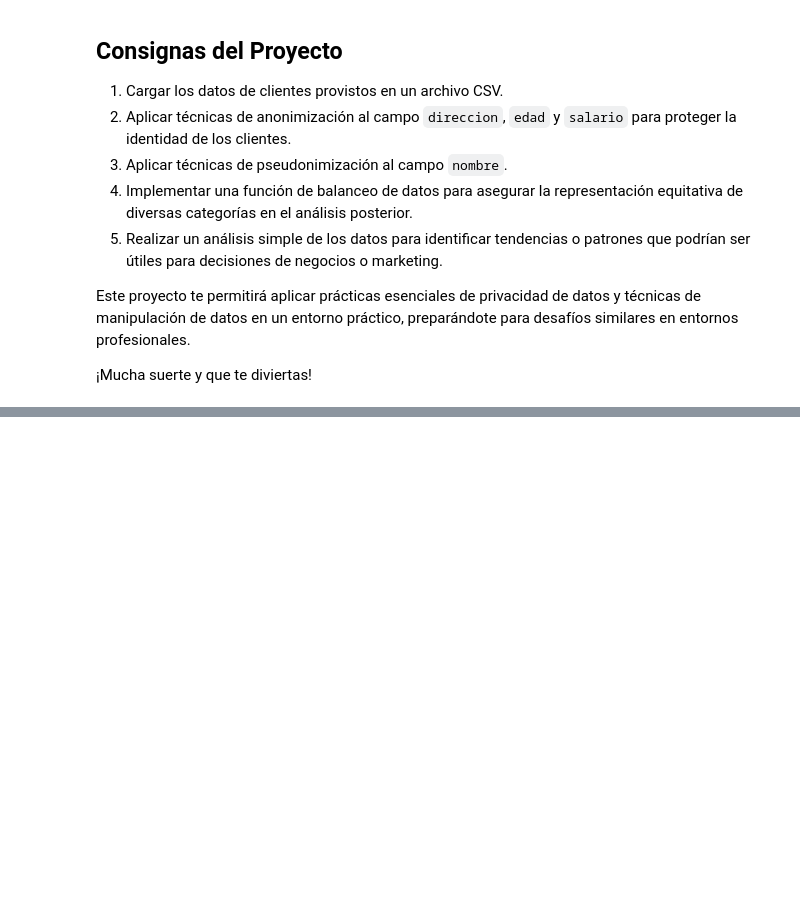
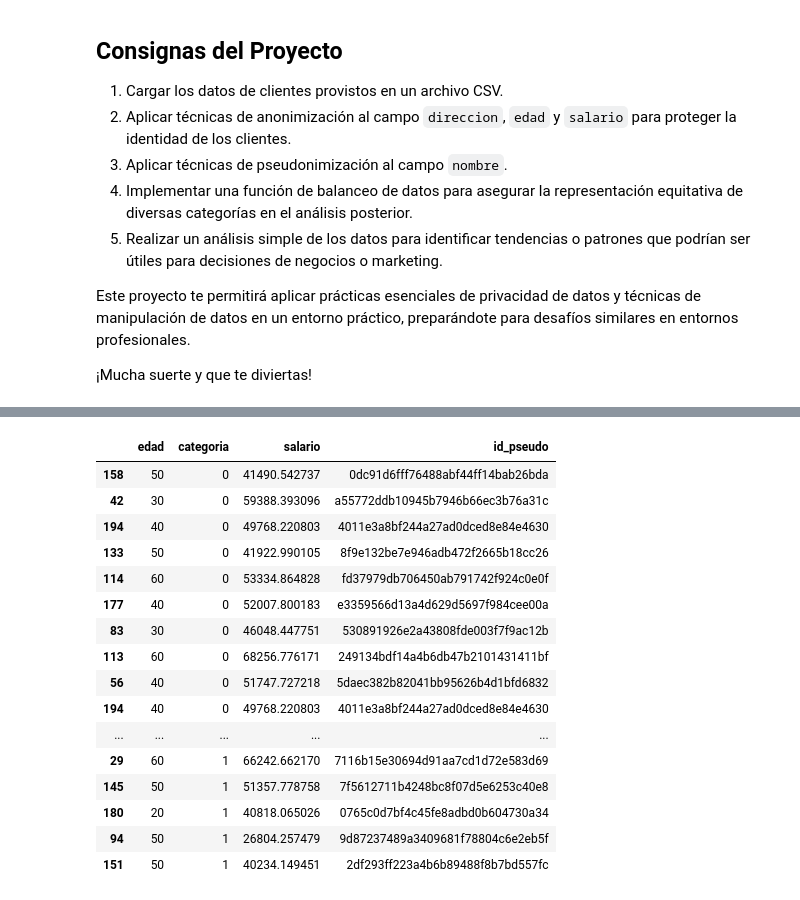
Before and after one commit to sorubadguy/Curso_data_y_machine, a Jupyter notebook: Día_14/Cuadernos para Prácticas/Proyecto del Día 14 - Gestión Segura de Datos de Clientes.ipynb, the cells around one changed output, grey strips where cells are left out. Saved outputs shown, nothing was run; the diff lists cells and outputs as text; code cells hidden in the pictures; blank space fills up the shorter version.

```diff
--- a/Día_14/Cuadernos para Prácticas/Proyecto del Día 14 - Gestión Segura de Datos de Clientes.ipynb
+++ b/Día_14/Cuadernos para Prácticas/Proyecto del Día 14 - Gestión Segura de Datos de Clientes.ipynb
@@ -21,0 +94,28 @@ Este proyecto te permitirá aplicar prácticas esenciales de privacidad de datos
+# %%
+agrupado = df_data.groupby('categoria')
+data_balanceada = pd.DataFrame()
+for nombre, grupo in agrupado:
+    grupo_balanceado = resample(grupo,
+                                replace=True,
+                                n_samples=10,
+                                random_state=123)
+    data_balanceada = pd.concat([data_balanceada, grupo_balanceado])
+data_balanceada
+# %% [output]
+|  | edad | categoria | salario | id_pseudo |
+| 158 | 50 | 0 | 41490.542737 | 0dc91d6fff76488abf44ff14bab26bda |
+| 42 | 30 | 0 | 59388.393096 | a55772ddb10945b7946b66ec3b76a31c |
+| 194 | 40 | 0 | 49768.220803 | 4011e3a8bf244a27ad0dced8e84e4630 |
+| 133 | 50 | 0 | 41922.990105 | 8f9e132be7e946adb472f2665b18cc26 |
+| 114 | 60 | 0 | 53334.864828 | fd37979db706450ab791742f924c0e0f |
+| 177 | 40 | 0 | 52007.800183 | e3359566d13a4d629d5697f984cee00a |
+| 83 | 30 | 0 | 46048.447751 | 530891926e2a43808fde003f7f9ac12b |
+| 113 | 60 | 0 | 68256.776171 | 249134bdf14a4b6db47b2101431411bf |
+| 56 | 40 | 0 | 51747.727218 | 5daec382b82041bb95626b4d1bfd6832 |
+| 194 | 40 | 0 | 49768.220803 | 4011e3a8bf244a27ad0dced8e84e4630 |
+| ... | ... | ... | ... | ... |
+| 29 | 60 | 1 | 66242.662170 | 7116b15e30694d91aa7cd1d72e583d69 |
+| 145 | 50 | 1 | 51357.778758 | 7f5612711b4248bc8f07d5e6253c40e8 |
+| 180 | 20 | 1 | 40818.065026 | 0765c0d7bf4c45fe8adbd0b604730a34 |
+| 94 | 50 | 1 | 26804.257479 | 9d87237489a3409681f78804c6e2eb5f |
+| 151 | 50 | 1 | 40234.149451 | 2df293ff223a4b6b89488f8b7bd557fc |
```
Also changed, not shown: parts of 10 cells of this notebook, 3 other files.
